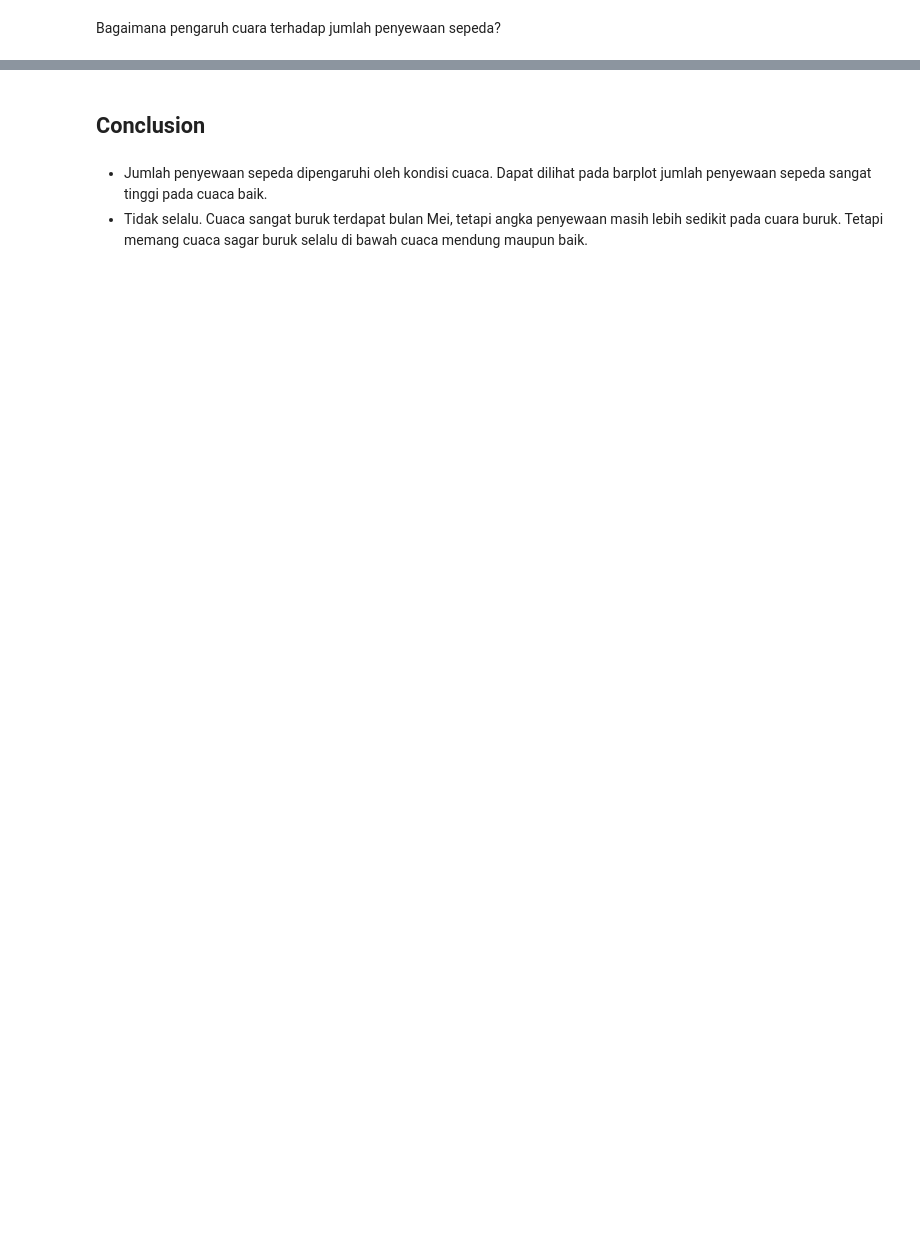
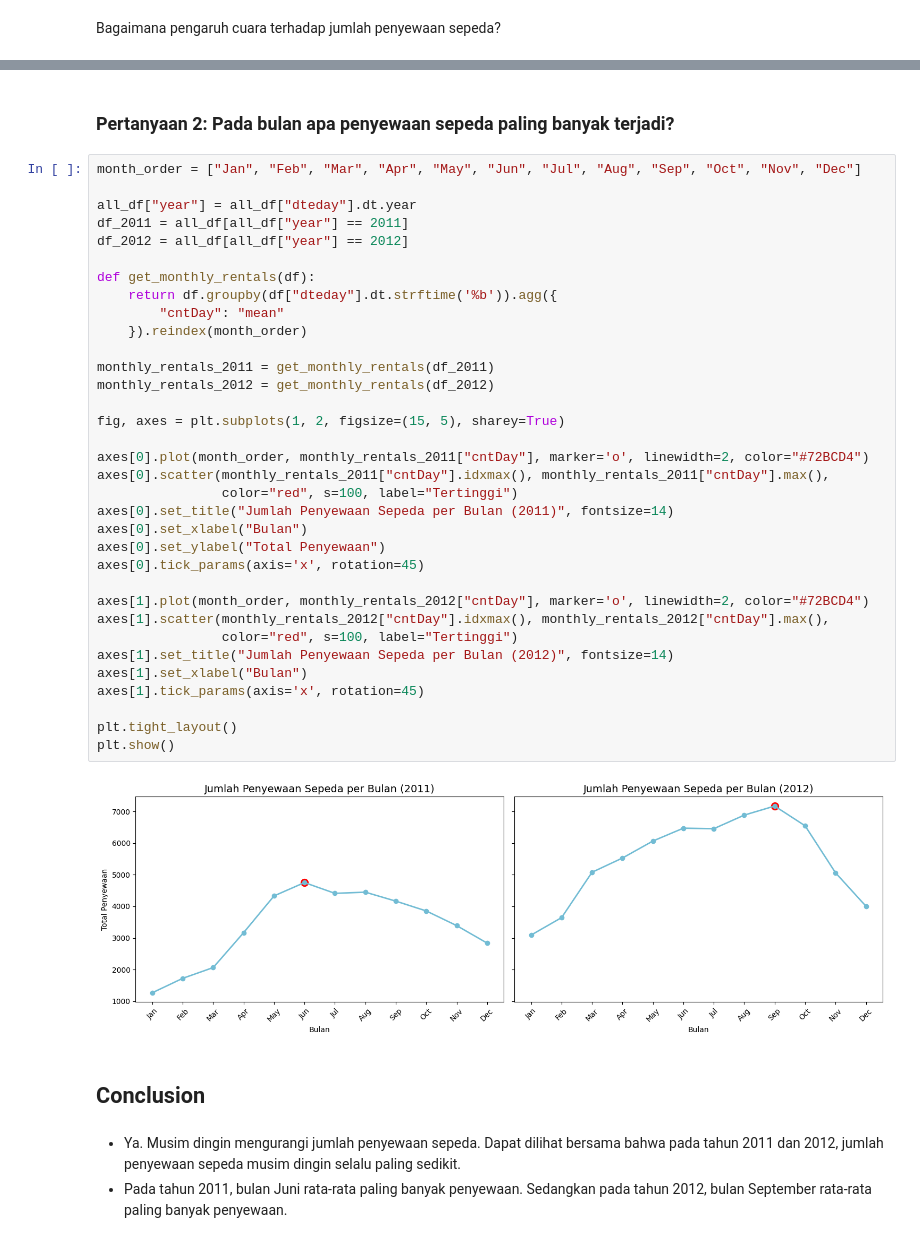
Before and after one commit to penhele/proyek_analisis_data, a Jupyter notebook: notebook.ipynb, the cells around one changed output, grey strips where cells are left out. Drawn from its saved outputs; the diff is of its cells as text; blank space fills up the shorter version.

```diff
--- a/notebook.ipynb
+++ b/notebook.ipynb
@@ -631,5 +628,43 @@ plt.show()
+# %% [markdown]
+### Pertanyaan 2: Pada bulan apa penyewaan sepeda paling banyak terjadi?
+# %%
+month_order = ["Jan", "Feb", "Mar", "Apr", "May", "Jun", "Jul", "Aug", "Sep", "Oct", "Nov", "Dec"]
+
+all_df["year"] = all_df["dteday"].dt.year
+df_2011 = all_df[all_df["year"] == 2011]
+df_2012 = all_df[all_df["year"] == 2012]
+
+def get_monthly_rentals(df):
+    return df.groupby(df["dteday"].dt.strftime('%b')).agg({
+        "cntDay": "mean"
+    }).reindex(month_order)
+
+monthly_rentals_2011 = get_monthly_rentals(df_2011)
+monthly_rentals_2012 = get_monthly_rentals(df_2012)
+
+fig, axes = plt.subplots(1, 2, figsize=(15, 5), sharey=True)
+
+axes[0].plot(month_order, monthly_rentals_2011["cntDay"], marker='o', linewidth=2, color="#72BCD4")
+axes[0].scatter(monthly_rentals_2011["cntDay"].idxmax(), monthly_rentals_2011["cntDay"].max(),
+                color="red", s=100, label="Tertinggi")
+axes[0].set_title("Jumlah Penyewaan Sepeda per Bulan (2011)", fontsize=14)
+axes[0].set_xlabel("Bulan")
+axes[0].set_ylabel("Total Penyewaan")
+axes[0].tick_params(axis='x', rotation=45)
+
+axes[1].plot(month_order, monthly_rentals_2012["cntDay"], marker='o', linewidth=2, color="#72BCD4")
+axes[1].scatter(monthly_rentals_2012["cntDay"].idxmax(), monthly_rentals_2012["cntDay"].max(),
+                color="red", s=100, label="Tertinggi")
+axes[1].set_title("Jumlah Penyewaan Sepeda per Bulan (2012)", fontsize=14)
+axes[1].set_xlabel("Bulan")
+axes[1].tick_params(axis='x', rotation=45)
+
+plt.tight_layout()
+plt.show()
+# %% [output]
+[figure, added]
 # %% [markdown]
 ## Conclusion
-# %% [markdown]
-- Jumlah penyewaan sepeda dipengaruhi oleh kondisi cuaca. Dapat dilihat pada barplot jumlah penyewaan sepeda sangat tinggi pada cuaca baik.
-- Tidak selalu. Cuaca sangat buruk terdapat bulan Mei, tetapi angka penyewaan masih lebih sedikit pada cuara buruk. Tetapi memang cuaca sagar buruk selalu di bawah cuaca mendung maupun baik.
+# %% [markdown]
+- Ya. Musim dingin mengurangi jumlah penyewaan sepeda. Dapat dilihat bersama bahwa pada tahun 2011 dan 2012, jumlah penyewaan sepeda musim dingin selalu paling sedikit.
+- Pada tahun 2011, bulan Juni rata-rata paling banyak penyewaan. Sedangkan pada tahun 2012, bulan September rata-rata paling banyak penyewaan.
```
Also changed, not shown: parts of 28 cells of this notebook, 1 other file.
